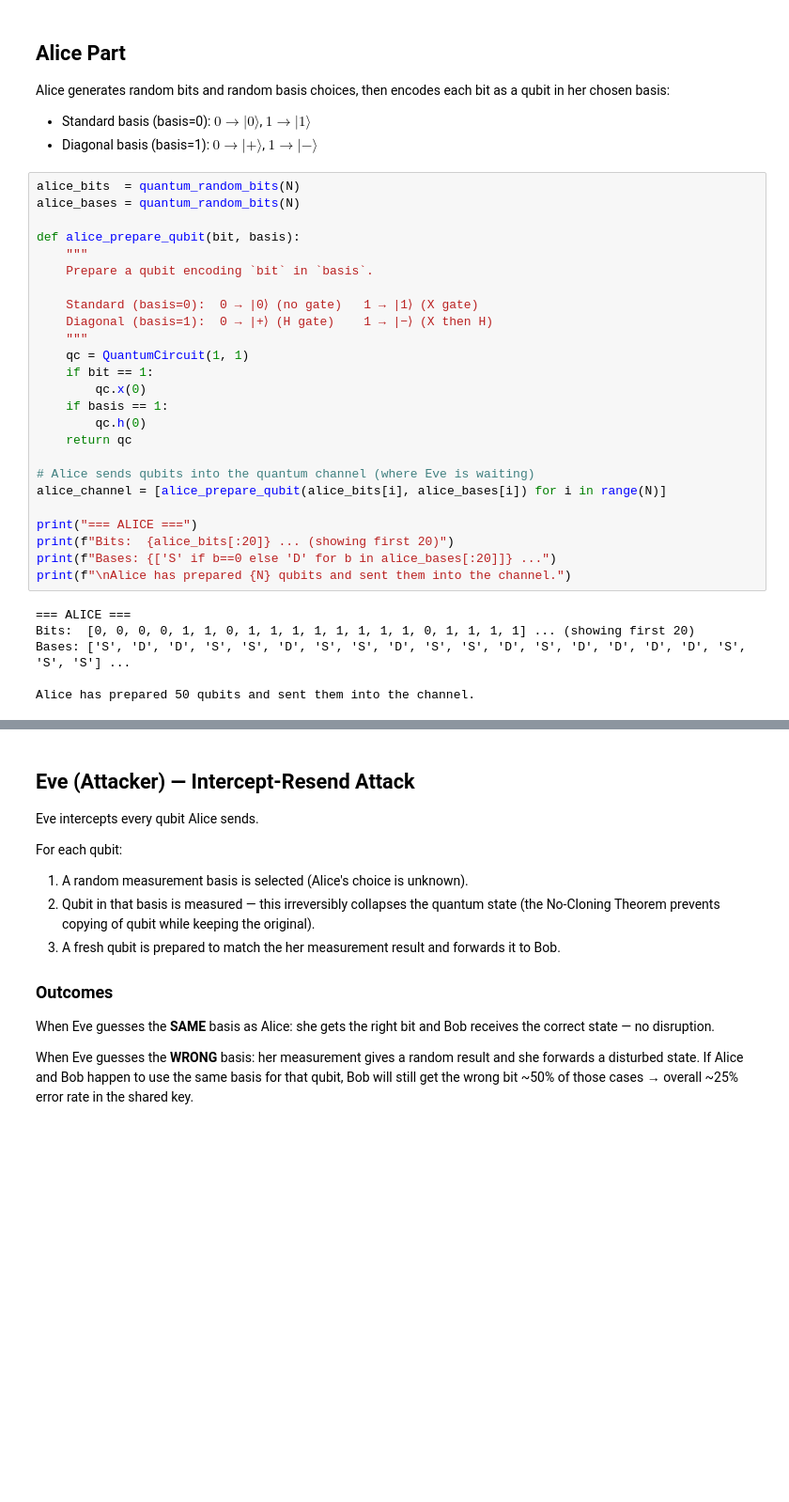
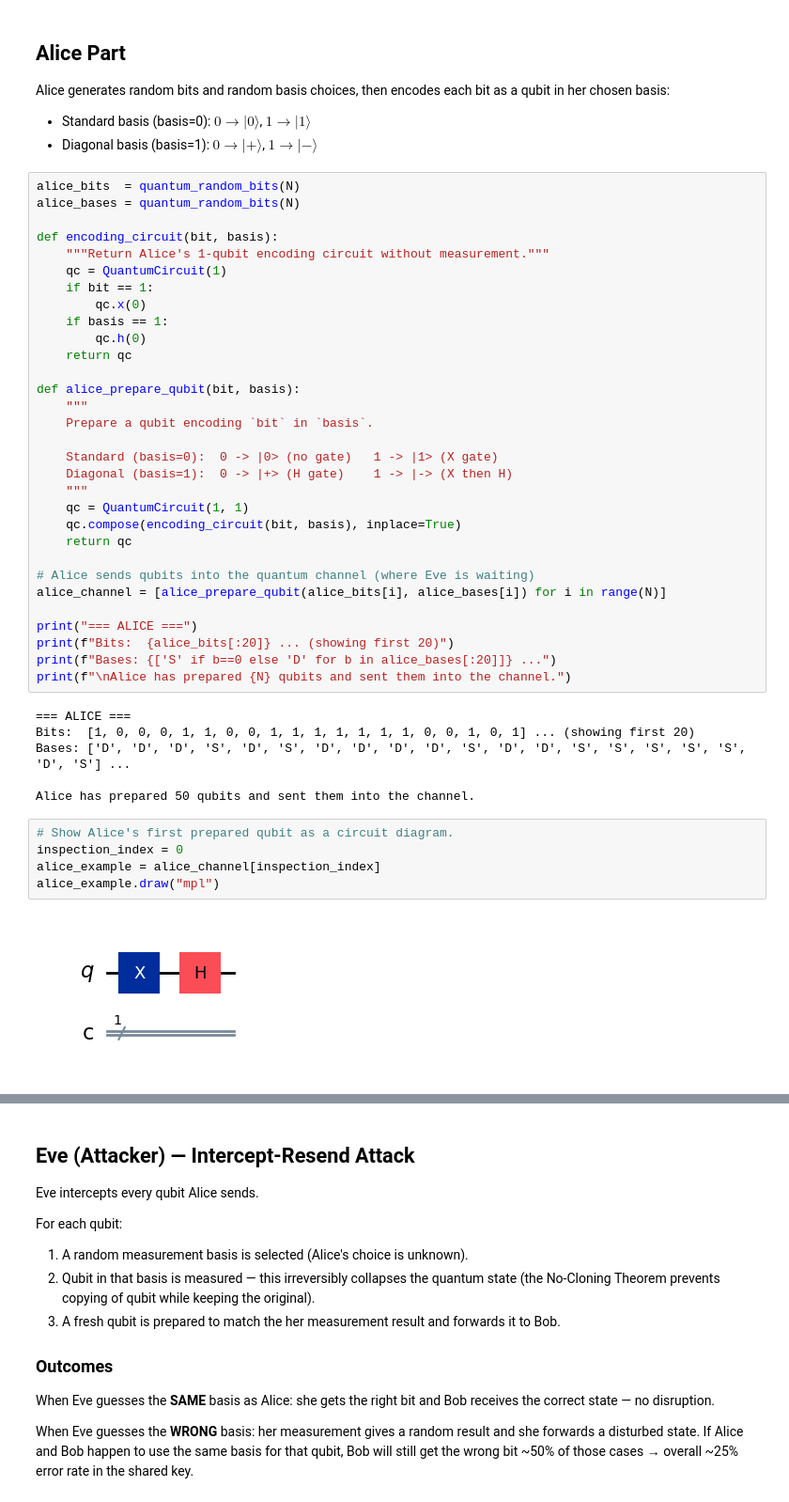
Before and after one commit to KShiMin/SIT-UofG-QC-Assignment, a Jupyter notebook: BB84-Attacker.ipynb, the cells around one changed output, grey strips where cells are left out. Shown at 94% size. Drawn from its saved outputs; the diff is of its cells as text; blank space fills up the shorter version.

Commit message:
feat: Added visualisation

```diff
--- a/BB84-Attacker.ipynb
+++ b/BB84-Attacker.ipynb
@@ -91,19 +91,25 @@ Alice generates random bits and random basis choices, then encodes each bit as a
 # %%
 alice_bits  = quantum_random_bits(N)
 alice_bases = quantum_random_bits(N)
+
+def encoding_circuit(bit, basis):
+    """Return Alice's 1-qubit encoding circuit without measurement."""
+    qc = QuantumCircuit(1)
+    if bit == 1:
+        qc.x(0)
+    if basis == 1:
+        qc.h(0)
+    return qc
 
 def alice_prepare_qubit(bit, basis):
     """
     Prepare a qubit encoding `bit` in `basis`.
 
-    Standard (basis=0):  0 → |0⟩ (no gate)   1 → |1⟩ (X gate)
-    Diagonal (basis=1):  0 → |+⟩ (H gate)    1 → |−⟩ (X then H)
+    Standard (basis=0):  0 -> |0> (no gate)   1 -> |1> (X gate)
+    Diagonal (basis=1):  0 -> |+> (H gate)    1 -> |-> (X then H)
     """
     qc = QuantumCircuit(1, 1)
-    if bit == 1:
-        qc.x(0)
-    if basis == 1:
-        qc.h(0)
+    qc.compose(encoding_circuit(bit, basis), inplace=True)
     return qc
 
 # Alice sends qubits into the quantum channel (where Eve is waiting)
@@ -115,7 +121,14 @@ print(f"Bases: {['S' if b==0 else 'D' for b in alice_bases[:20]]} ...")
 print(f"\nAlice has prepared {N} qubits and sent them into the channel.")
 # %% [output]
 === ALICE ===
-Bits:  [0, 0, 0, 0, 1, 1, 0, 1, 1, 1, 1, 1, 1, 1, 1, 0, 1, 1, 1, 1] ... (showing first 20)
-Bases: ['S', 'D', 'D', 'S', 'S', 'D', 'S', 'S', 'D', 'S', 'S', 'D', 'S', 'D', 'D', 'D', 'D', 'S', 'S', 'S'] ...
+Bits:  [1, 0, 0, 0, 1, 1, 0, 0, 1, 1, 1, 1, 1, 1, 1, 0, 0, 1, 0, 1] ... (showing first 20)
+Bases: ['D', 'D', 'D', 'S', 'D', 'S', 'D', 'D', 'D', 'D', 'S', 'D', 'D', 'S', 'S', 'S', 'S', 'S', 'D', 'S'] ...
 
 Alice has prepared 50 qubits and sent them into the channel.
+# %%
+# Show Alice's first prepared qubit as a circuit diagram.
+inspection_index = 0
+alice_example = alice_channel[inspection_index]
+alice_example.draw("mpl")
+# %% [output]
+[figure, added]
```
Also changed, not shown: parts of 17 cells of this notebook.
